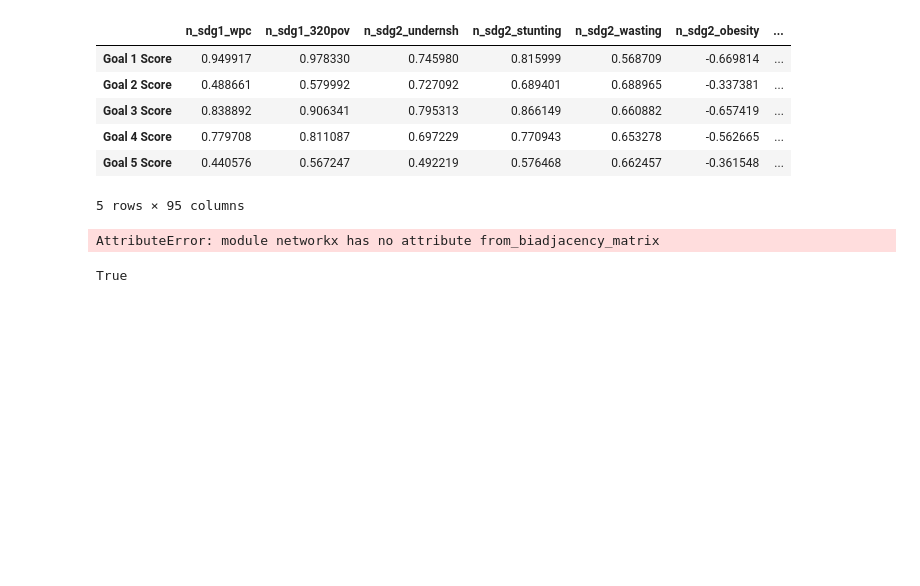
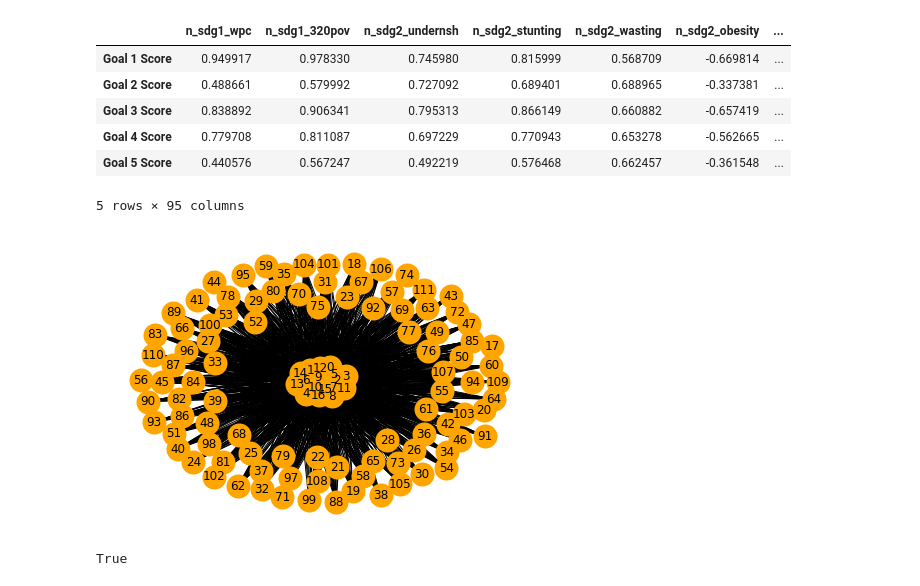
Before and after one commit to ericssimpson/sustainable-development-modeling, a Jupyter notebook: sdg_analysis.ipynb, the cells around one changed output. Drawn from its saved outputs; the diff is of its cells as text; code cells hidden in the pictures; blank space fills up the shorter version.

```diff
--- a/sdg_analysis.ipynb
+++ b/sdg_analysis.ipynb
@@ -97,17 +101,19 @@ sdg_bipart_pearson.head()
 # %%
 #sdg_goals_names = list(sdg_goals.keys()) + list(sdg_sub_goals.keys())
 #values = sdg_bipart_pearson.values
-graph_sdg_b = nx.from_biadjacency_matrix(sdg_bipart_pearson)
-graph_sdg_b = Graph()
+A = sp.sparse.csr_matrix(sdg_bipart_pearson.values>0)
 
-#graph.es['weight'] = values[values.nonzero()]
-#graph.vs['label'] = sdg_goals_names
+graph_sdg_b = nx.empty_graph(0)
+n, m = A.shape
 
-graph_sdg_b = graph_sdg_b.to_networkx()
+graph_sdg_b.add_nodes_from(range(n), bipartite=0)
+graph_sdg_b.add_nodes_from(range(n, n+m), bipartite=1)
+triples = ((u, n + v, d) for (u, v, d) in _generate_weighted_edges(A))
+graph_sdg_b.add_weighted_edges_from(triples)
 
 nx.draw(graph_sdg_b, with_labels=True, node_color='orange', node_size=400, edge_color='black', linewidths=4, font_size=12, pos=nx.spring_layout(graph_sdg_b, k=0.15, weight='value', iterations=50))
 # %% [output]
-AttributeError: module networkx has no attribute from_biadjacency_matrix
+[figure, added]
 # %%
 B = nx.Graph()
 # Add nodes with the node attribute "bipartite"
```
Also changed, not shown: parts of 1 cell of this notebook.
